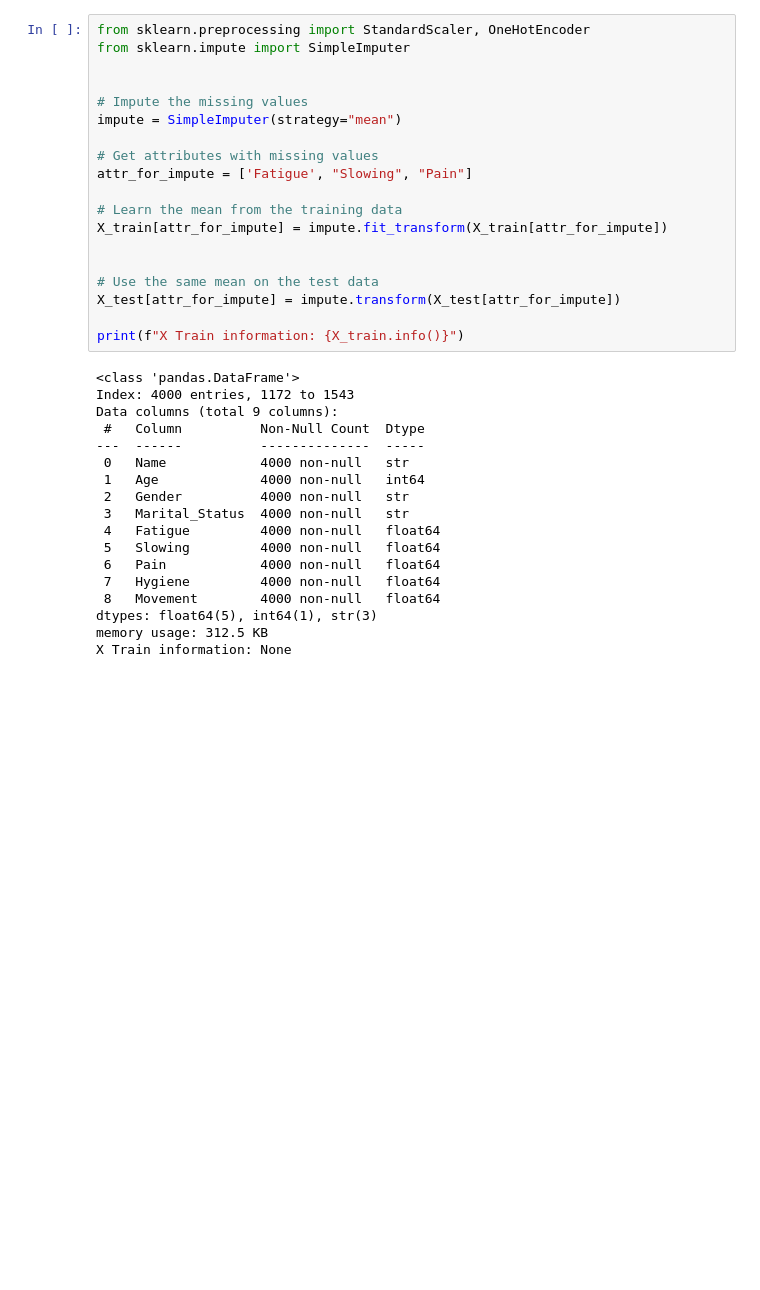
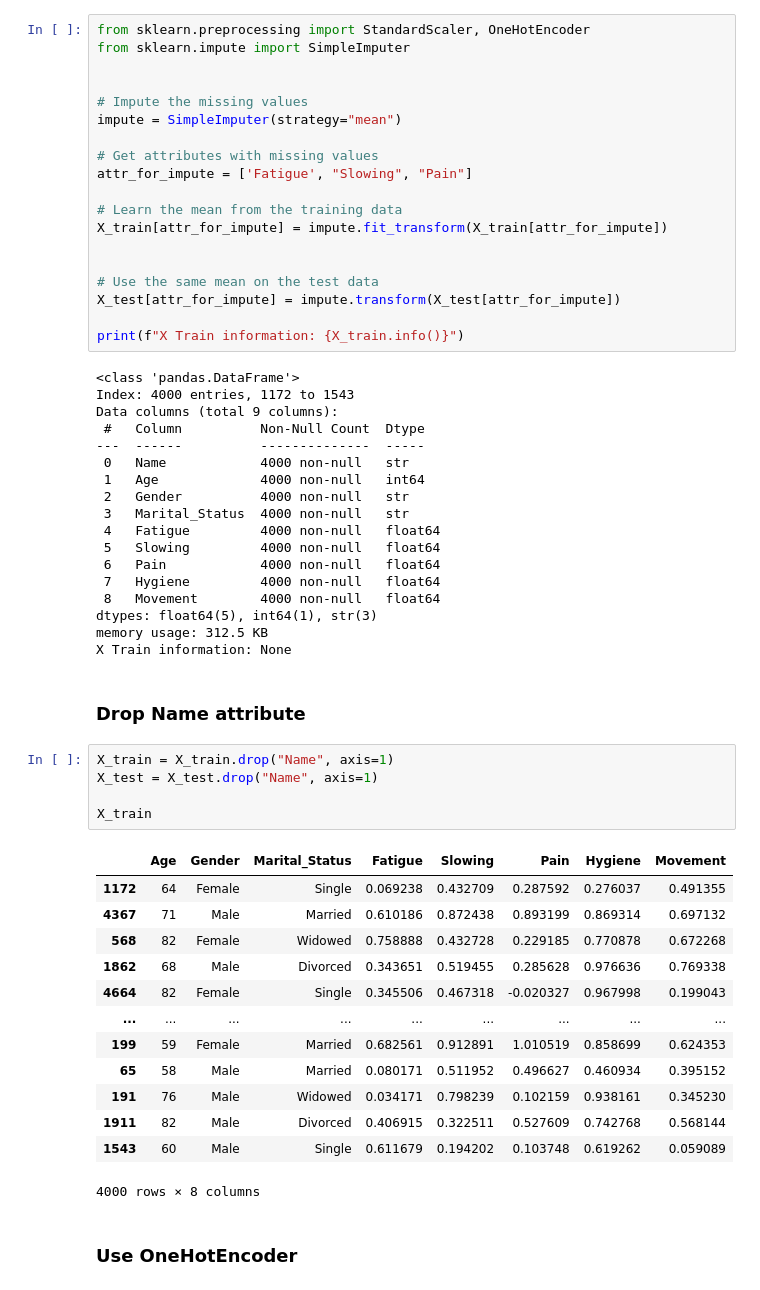
Before and after one commit to chadiboudaher/ml-dl-pytorch, a Jupyter notebook: src/projects/schizophrenia-symptoms/notebook/schizophrenia.ipynb, the cells around one changed output. Drawn from its saved outputs; the diff is of its cells as text; blank space fills up the shorter version.

```diff
--- a/src/projects/schizophrenia-symptoms/notebook/schizophrenia.ipynb
+++ b/src/projects/schizophrenia-symptoms/notebook/schizophrenia.ipynb
@@ -227,3 +227,26 @@ Data columns (total 9 columns):
 dtypes: float64(5), int64(1), str(3)
 memory usage: 312.5 KB
 X Train information: None
+# %% [markdown]
+### Drop Name attribute
+# %%
+X_train = X_train.drop("Name", axis=1)
+X_test = X_test.drop("Name", axis=1)
+
+X_train
+# %% [output]
+|  | Age | Gender | Marital_Status | Fatigue | Slowing | Pain | Hygiene | Movement |
+| 1172 | 64 | Female | Single | 0.069238 | 0.432709 | 0.287592 | 0.276037 | 0.491355 |
+| 4367 | 71 | Male | Married | 0.610186 | 0.872438 | 0.893199 | 0.869314 | 0.697132 |
+| 568 | 82 | Female | Widowed | 0.758888 | 0.432728 | 0.229185 | 0.770878 | 0.672268 |
+| 1862 | 68 | Male | Divorced | 0.343651 | 0.519455 | 0.285628 | 0.976636 | 0.769338 |
+| 4664 | 82 | Female | Single | 0.345506 | 0.467318 | -0.020327 | 0.967998 | 0.199043 |
+| ... | ... | ... | ... | ... | ... | ... | ... | ... |
+| 199 | 59 | Female | Married | 0.682561 | 0.912891 | 1.010519 | 0.858699 | 0.624353 |
+| 65 | 58 | Male | Married | 0.080171 | 0.511952 | 0.496627 | 0.460934 | 0.395152 |
+| 191 | 76 | Male | Widowed | 0.034171 | 0.798239 | 0.102159 | 0.938161 | 0.345230 |
+| 1911 | 82 | Male | Divorced | 0.406915 | 0.322511 | 0.527609 | 0.742768 | 0.568144 |
+| 1543 | 60 | Male | Single | 0.611679 | 0.194202 | 0.103748 | 0.619262 | 0.059089 |
+4000 rows × 8 columns
+# %% [markdown]
+### Use OneHotEncoder
```
Also changed, not shown: parts of 4 cells of this notebook.
